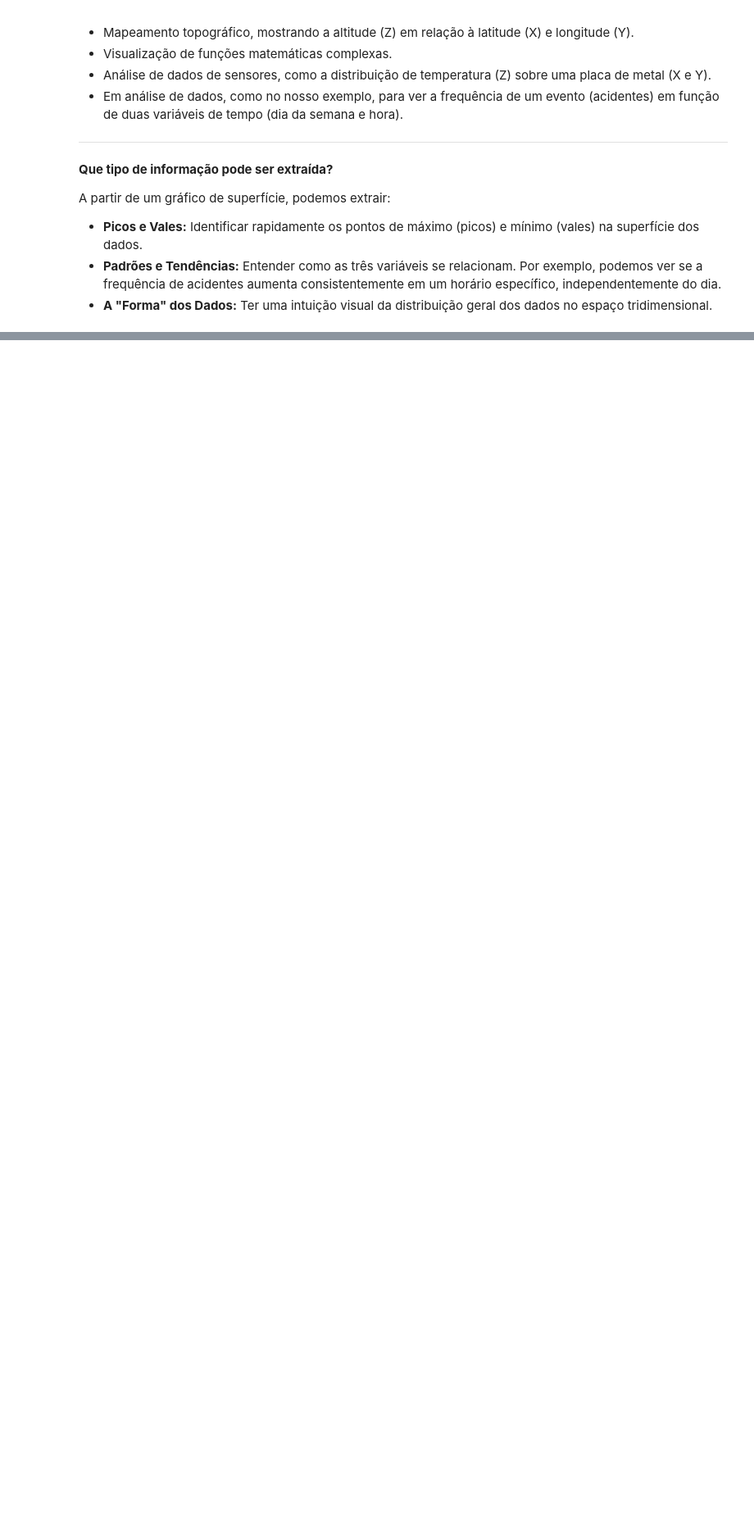
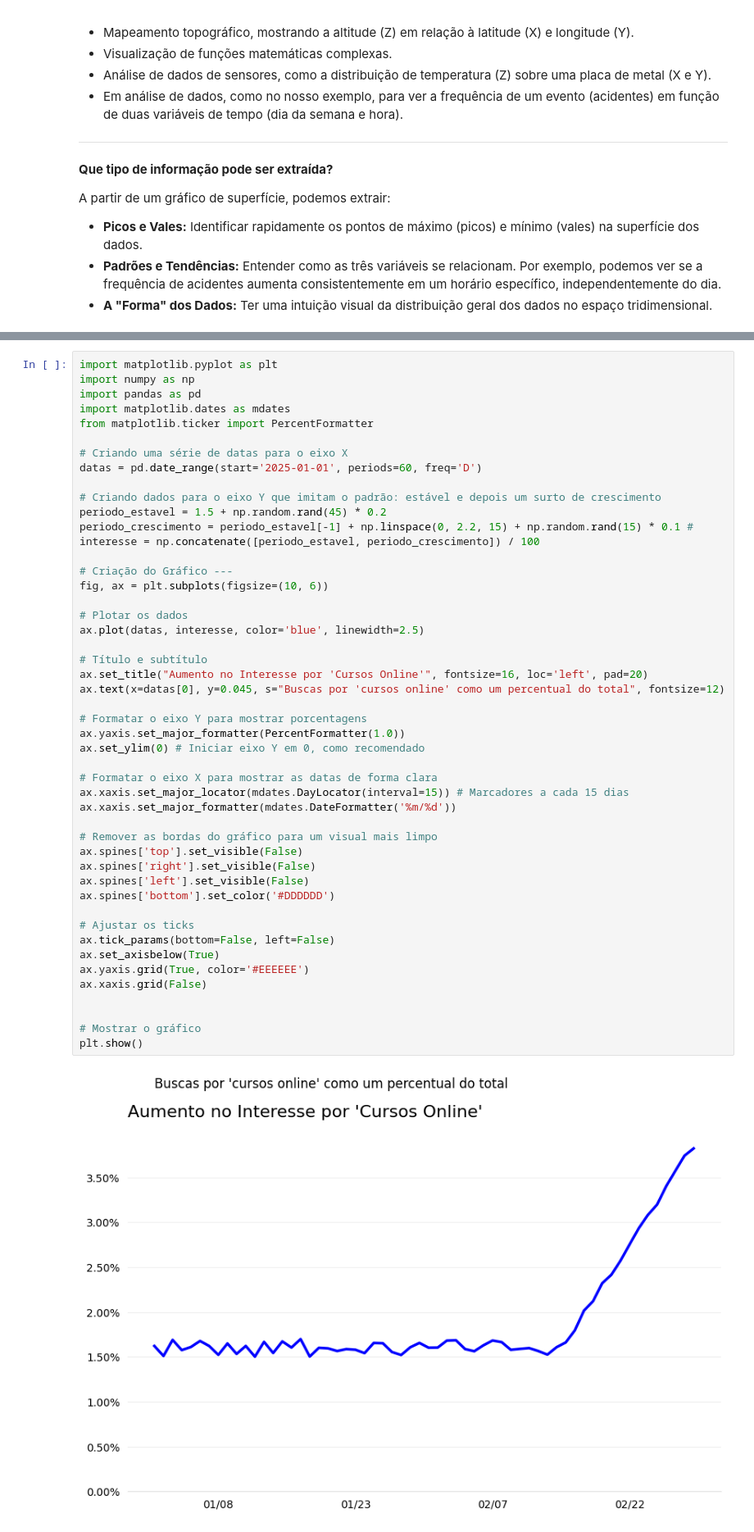
Before and after one commit to welson-rodrigues/tipos-de-graficos, a Jupyter notebook: atividade.ipynb, the cells around one changed output, grey strips where cells are left out. Shown: that part at 82% size. Drawn from its saved outputs; the diff is of its cells as text; blank space fills up the shorter version.

Commit message:
Gráfico de Linhas

```diff
--- a/atividade.ipynb
+++ b/atividade.ipynb
@@ -80,0 +110,50 @@ plt.show()
+# %%
+import matplotlib.pyplot as plt
+import numpy as np
+import pandas as pd
+import matplotlib.dates as mdates
+from matplotlib.ticker import PercentFormatter
+
+# Criando uma série de datas para o eixo X
+datas = pd.date_range(start='2025-01-01', periods=60, freq='D')
+
+# Criando dados para o eixo Y que imitam o padrão: estável e depois um surto de crescimento
+periodo_estavel = 1.5 + np.random.rand(45) * 0.2
+periodo_crescimento = periodo_estavel[-1] + np.linspace(0, 2.2, 15) + np.random.rand(15) * 0.1 #
+interesse = np.concatenate([periodo_estavel, periodo_crescimento]) / 100
+
+# Criação do Gráfico ---
+fig, ax = plt.subplots(figsize=(10, 6))
+
+# Plotar os dados
+ax.plot(datas, interesse, color='blue', linewidth=2.5)
+
+# Título e subtítulo
+ax.set_title("Aumento no Interesse por 'Cursos Online'", fontsize=16, loc='left', pad=20)
+ax.text(x=datas[0], y=0.045, s="Buscas por 'cursos online' como um percentual do total", fontsize=12)
+
+# Formatar o eixo Y para mostrar porcentagens
+ax.yaxis.set_major_formatter(PercentFormatter(1.0))
+ax.set_ylim(0) # Iniciar eixo Y em 0, como recomendado
+
+# Formatar o eixo X para mostrar as datas de forma clara
+ax.xaxis.set_major_locator(mdates.DayLocator(interval=15)) # Marcadores a cada 15 dias
+ax.xaxis.set_major_formatter(mdates.DateFormatter('%m/%d'))
+
+# Remover as bordas do gráfico para um visual mais limpo
+ax.spines['top'].set_visible(False)
+ax.spines['right'].set_visible(False)
+ax.spines['left'].set_visible(False)
+ax.spines['bottom'].set_color('#DDDDDD')
+
+# Ajustar os ticks
+ax.tick_params(bottom=False, left=False)
+ax.set_axisbelow(True)
+ax.yaxis.grid(True, color='#EEEEEE')
+ax.xaxis.grid(False)
+
+
+# Mostrar o gráfico
+plt.show()
+# %% [output]
+[figure, added]
```
Also changed, not shown: parts of 2 cells of this notebook.
